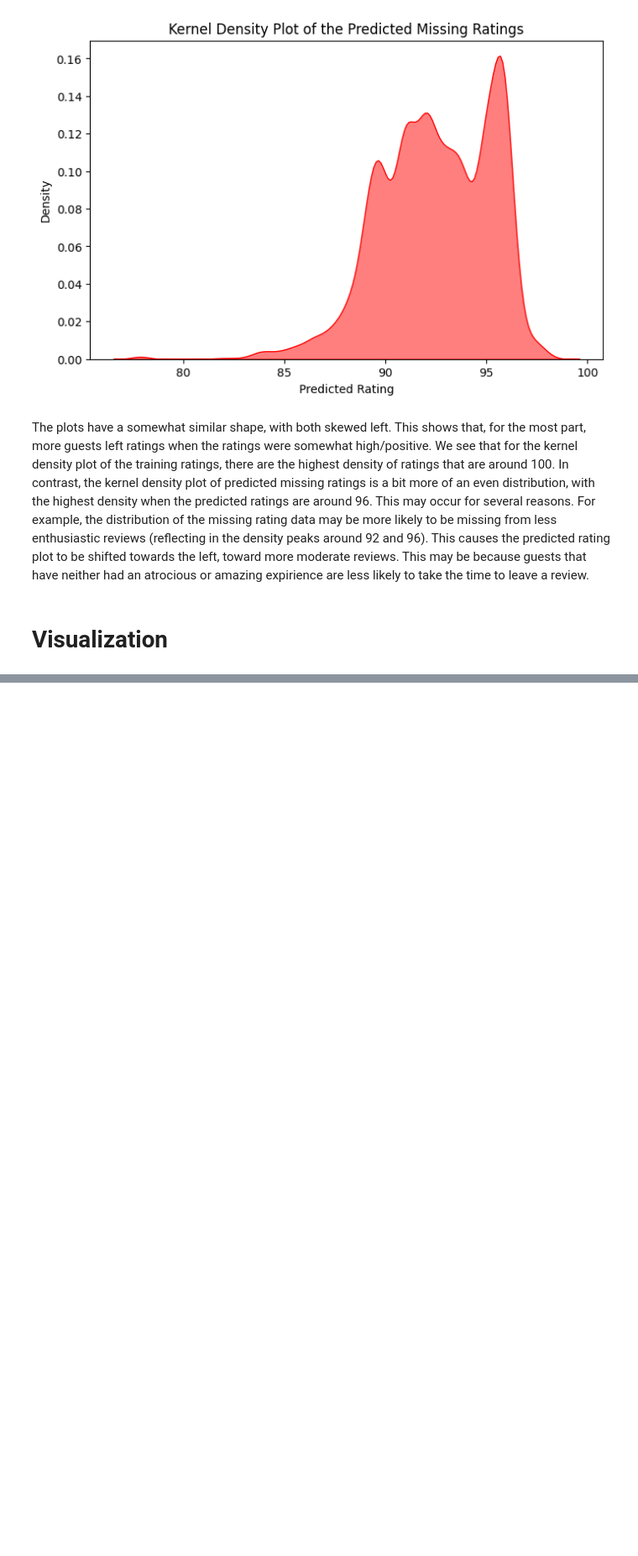
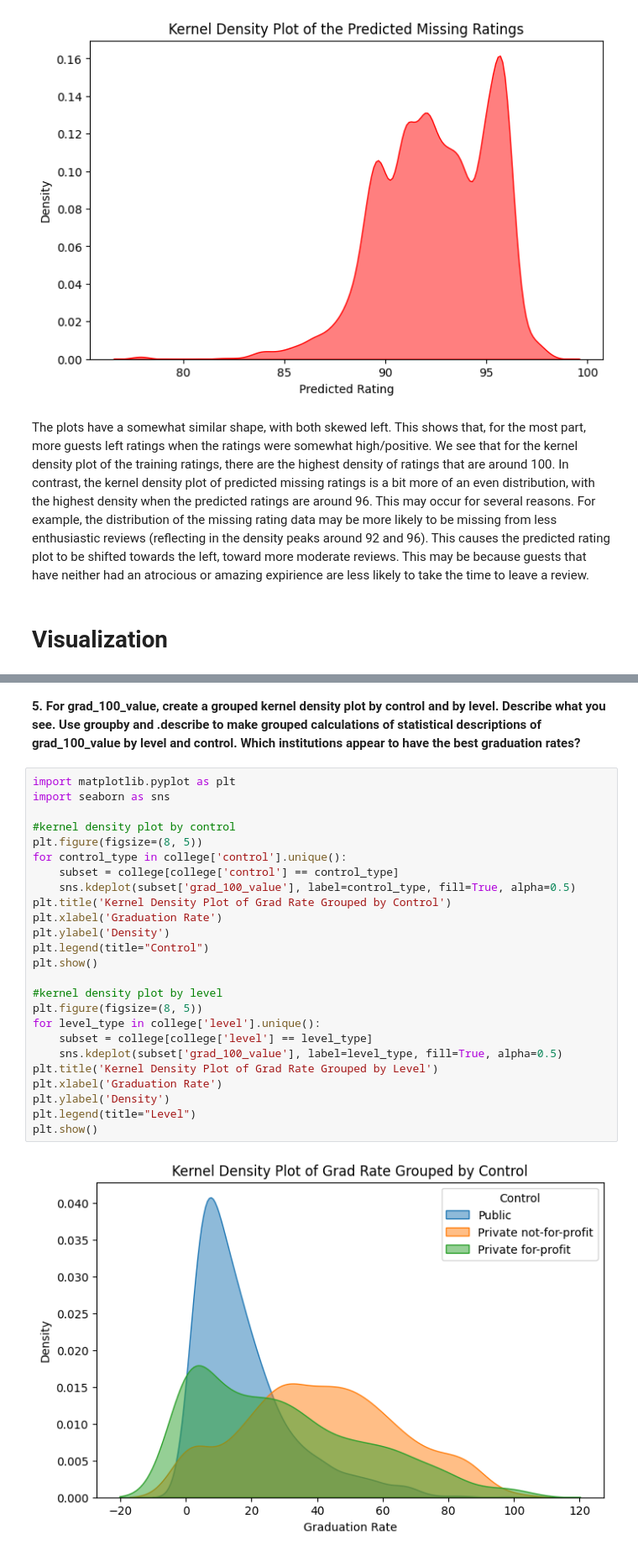
Before and after one commit to norawik/knn, a Jupyter notebook: assignment/assignment_knn.ipynb, the cells around one changed output, grey strips where cells are left out. Shown at 84% size. Drawn from its saved outputs; the diff is of its cells as text; blank space fills up the shorter version.

```diff
--- a/assignment/assignment_knn.ipynb
+++ b/assignment/assignment_knn.ipynb
@@ -353,0 +297,29 @@ plt.show()
+# %% [markdown]
+**5. For grad_100_value, create a grouped kernel density plot by control and by level. Describe what you see. Use groupby and .describe to make grouped calculations of statistical descriptions of grad_100_value by level and control. Which institutions appear to have the best graduation rates?**
+# %%
+import matplotlib.pyplot as plt
+import seaborn as sns
+
+#kernel density plot by control
+plt.figure(figsize=(8, 5))
+for control_type in college['control'].unique():
+    subset = college[college['control'] == control_type]
+    sns.kdeplot(subset['grad_100_value'], label=control_type, fill=True, alpha=0.5)
+plt.title('Kernel Density Plot of Grad Rate Grouped by Control')
+plt.xlabel('Graduation Rate')
+plt.ylabel('Density')
+plt.legend(title="Control")
+plt.show()
+
+#kernel density plot by level
+plt.figure(figsize=(8, 5))
+for level_type in college['level'].unique():
+    subset = college[college['level'] == level_type]
+    sns.kdeplot(subset['grad_100_value'], label=level_type, fill=True, alpha=0.5)
+plt.title('Kernel Density Plot of Grad Rate Grouped by Level')
+plt.xlabel('Graduation Rate')
+plt.ylabel('Density')
+plt.legend(title="Level")
+plt.show()
+# %% [output]
+[figure, added]
```
Also changed, not shown: parts of 28 cells of this notebook.
